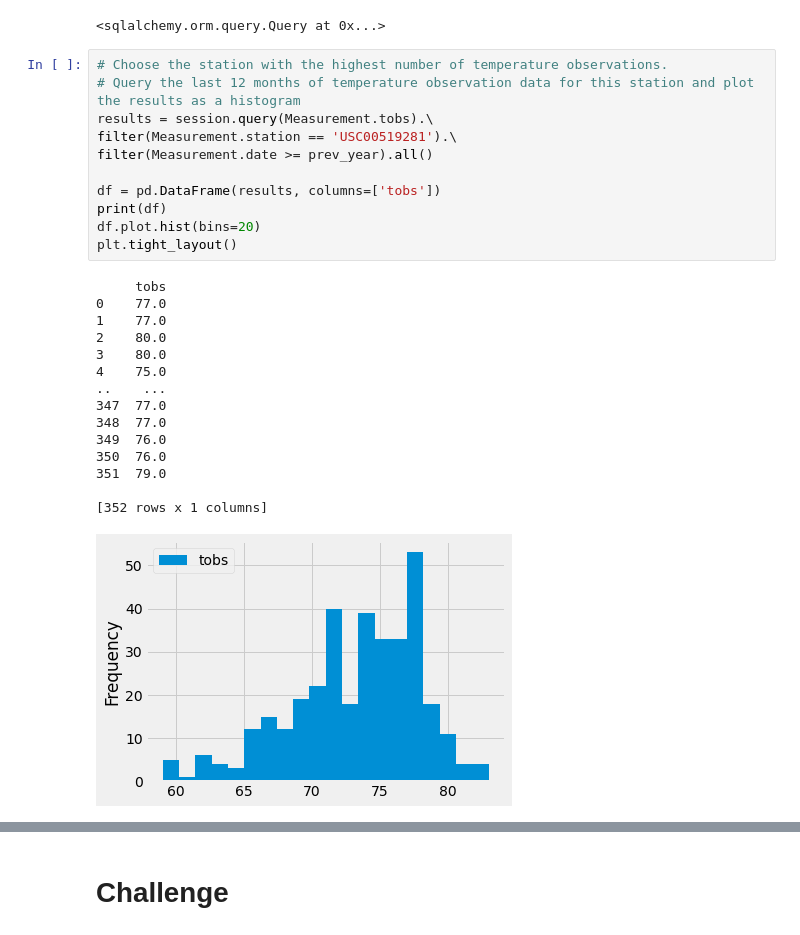
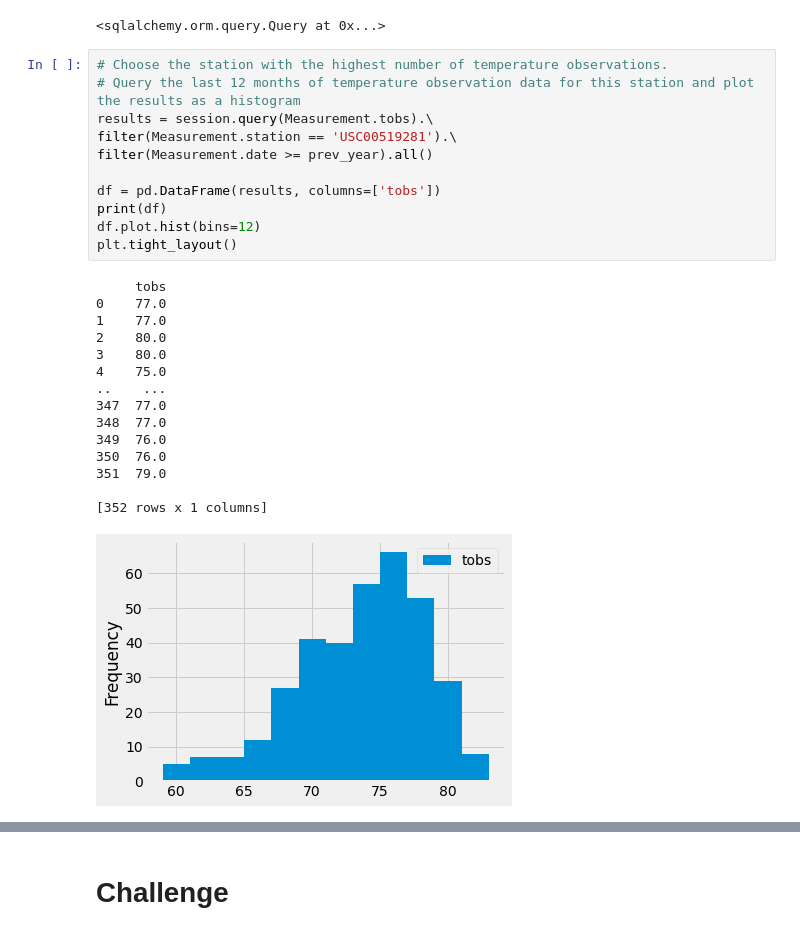
Before and after one commit to Shaobobei/surfs_up, a Jupyter notebook: climate_analysis.ipynb, the cells around one changed output, grey strips where cells are left out. Cells and saved outputs as stored; diff of their text form.

```diff
--- a/climate_analysis.ipynb
+++ b/climate_analysis.ipynb
@@ -123,27 +123,27 @@ session.query(Measurement.tobs)
 # %%
 # Choose the station with the highest number of temperature observations.
 # Query the last 12 months of temperature observation data for this station and plot the results as a histogram
 results = session.query(Measurement.tobs).\
 filter(Measurement.station == 'USC00519281').\
 filter(Measurement.date >= prev_year).all()
 
 df = pd.DataFrame(results, columns=['tobs'])
 print(df)
-df.plot.hist(bins=20)
+df.plot.hist(bins=12)
 plt.tight_layout()
 # %% [output]
      tobs
 0    77.0
 1    77.0
 2    80.0
 3    80.0
 4    75.0
 ..    ...
 347  77.0
 348  77.0
 349  76.0
 350  76.0
 351  79.0
 
 [352 rows x 1 columns]
-[figure, old version]
+[figure, new version]
```
Also changed, not shown: parts of 3 cells of this notebook, 1 other file.
